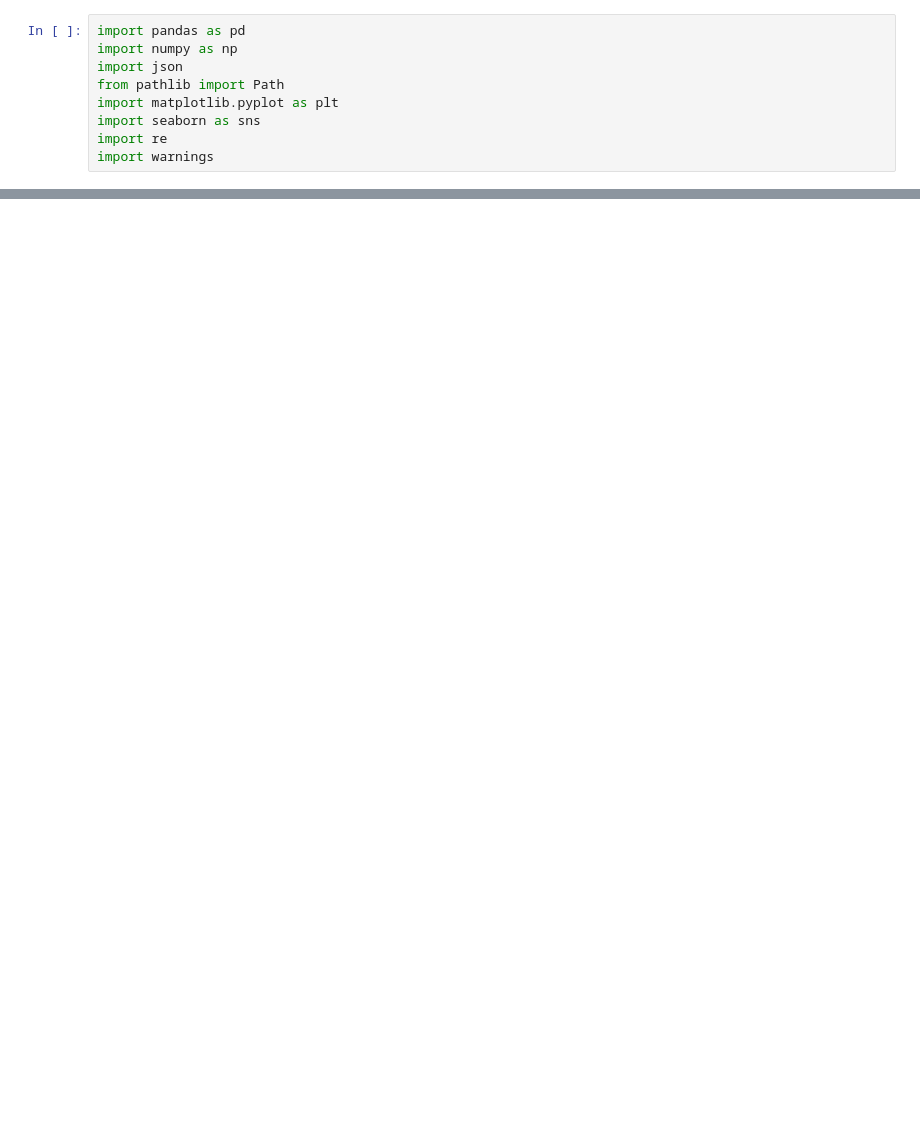
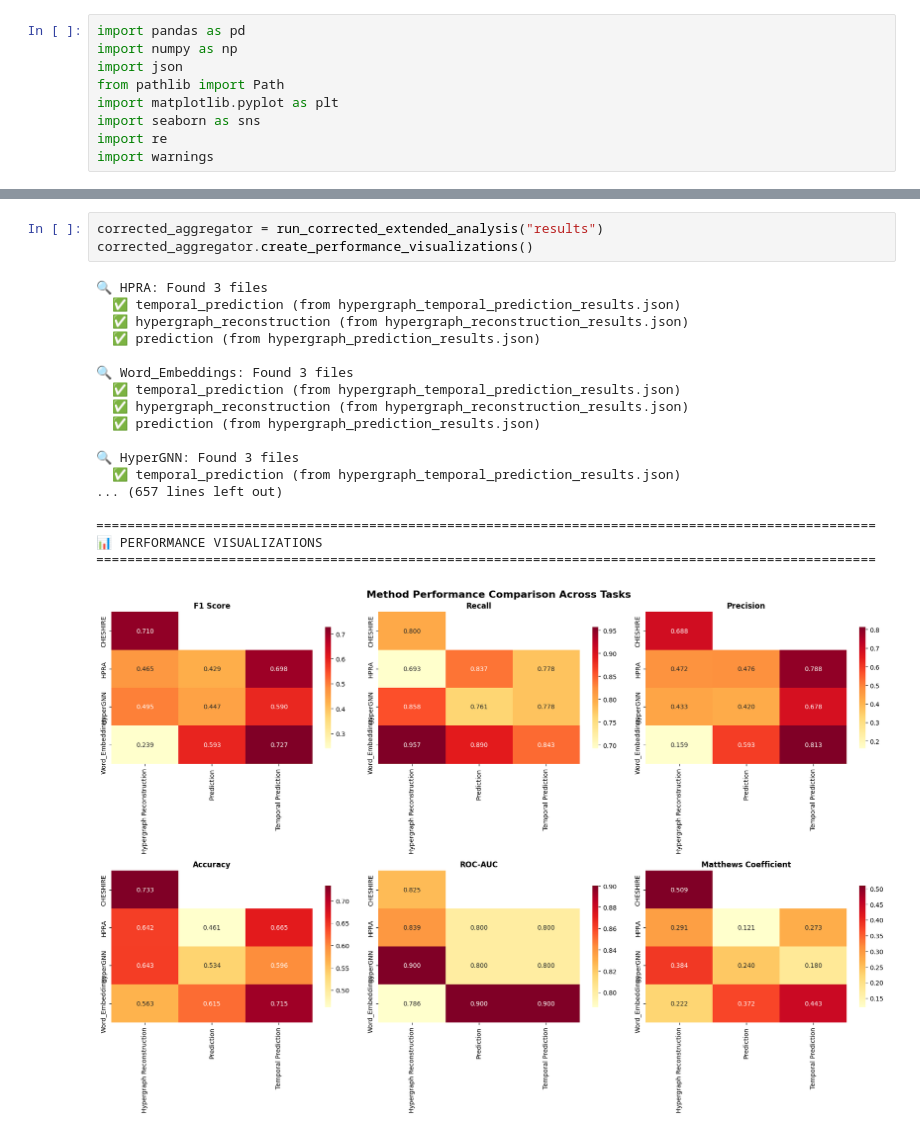
Before and after one commit to mboudour/hyperlink_prediction, a Jupyter notebook: Tables_Aggregation_Methods_Examples_Comparison.ipynb, the cells around one changed output, grey strips where cells are left out. Cells and saved outputs as stored; diff of their text form; blank space fills up the shorter version.

```diff
--- a/Tables_Aggregation_Methods_Examples_Comparison.ipynb
+++ b/Tables_Aggregation_Methods_Examples_Comparison.ipynb
@@ -410,0 +564,22 @@ Word_Embeddings    0.8790  0.8040     1.0000    0.8108   0.8750    0.4018
+# %%
+corrected_aggregator = run_corrected_extended_analysis("results")
+corrected_aggregator.create_performance_visualizations()
+# %% [output]
+🔍 HPRA: Found 3 files
+  ✅ temporal_prediction (from hypergraph_temporal_prediction_results.json)
+  ✅ hypergraph_reconstruction (from hypergraph_reconstruction_results.json)
+  ✅ prediction (from hypergraph_prediction_results.json)
+
+🔍 Word_Embeddings: Found 3 files
+  ✅ temporal_prediction (from hypergraph_temporal_prediction_results.json)
+  ✅ hypergraph_reconstruction (from hypergraph_reconstruction_results.json)
+  ✅ prediction (from hypergraph_prediction_results.json)
+
+🔍 HyperGNN: Found 3 files
+  ✅ temporal_prediction (from hypergraph_temporal_prediction_results.json)
+... (657 lines left out)
+
+====================================================================================================
+📊 PERFORMANCE VISUALIZATIONS
+====================================================================================================
+[figure, added]
```
Also changed, not shown: parts of 3 cells of this notebook, 15 other files.
